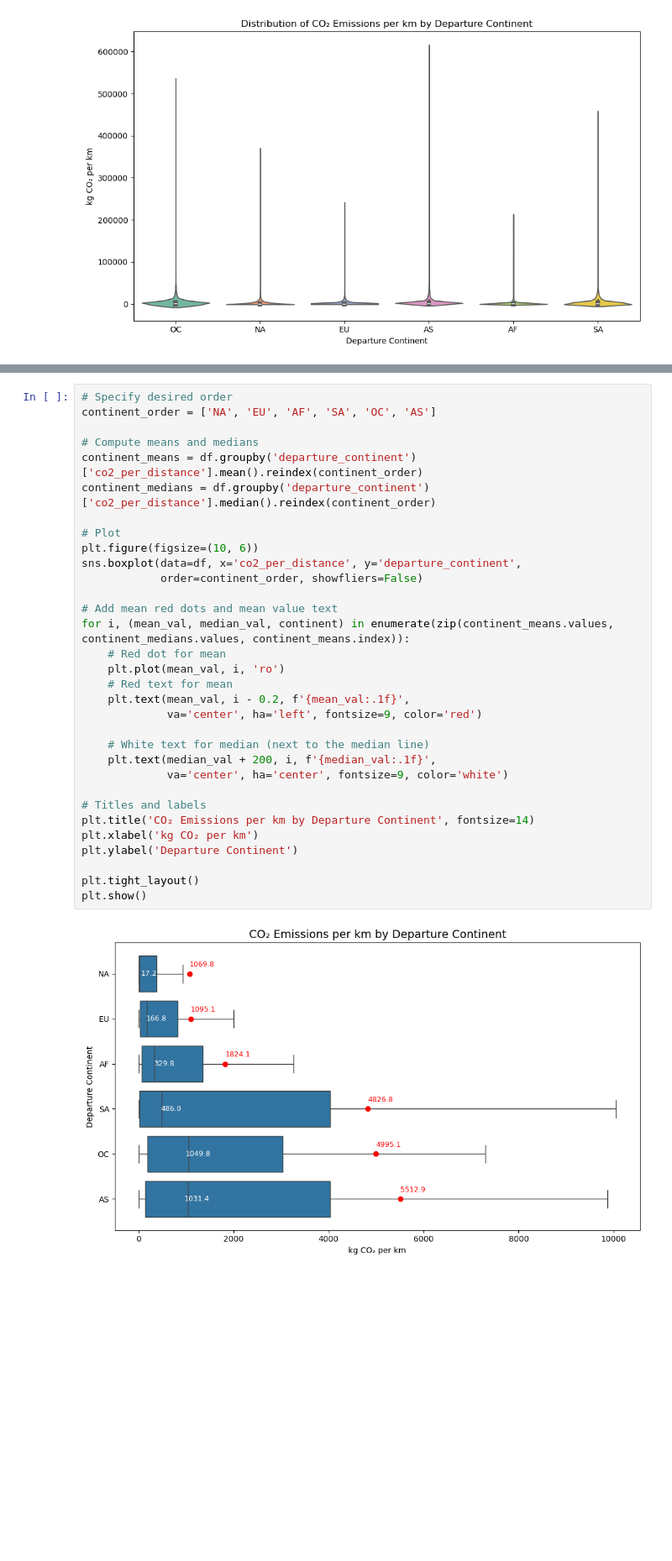
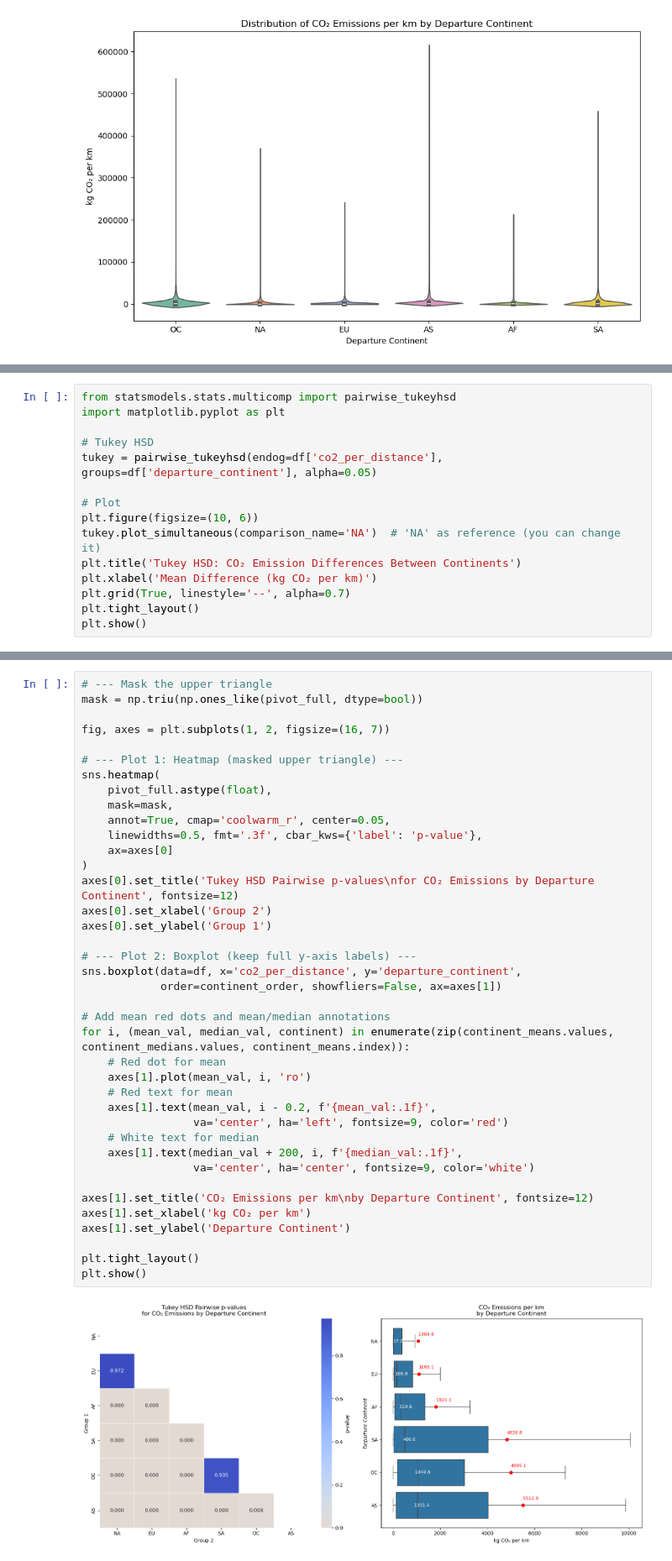
Before and after one commit to monatagelsir7/enivornmental_impact_of_aviation, a Jupyter notebook: Experiement_Continent.ipynb, the cells around one changed output, grey strips where cells are left out. Shown: that part at 84% size. Saved outputs shown, nothing was run; the diff lists cells and outputs as text; blank space fills up the shorter version.

```diff
--- a/Experiement_Continent.ipynb
+++ b/Experiement_Continent.ipynb
@@ -64,0 +179,15 @@ Passing `palette` without assigning `hue` is deprecated and will be removed in v
+# %%
+from statsmodels.stats.multicomp import pairwise_tukeyhsd
+import matplotlib.pyplot as plt
+
+# Tukey HSD
+tukey = pairwise_tukeyhsd(endog=df['co2_per_distance'], groups=df['departure_continent'], alpha=0.05)
+
+# Plot
+plt.figure(figsize=(10, 6))
+tukey.plot_simultaneous(comparison_name='NA')  # 'NA' as reference (you can change it)
+plt.title('Tukey HSD: CO₂ Emission Differences Between Continents')
+plt.xlabel('Mean Difference (kg CO₂ per km)')
+plt.grid(True, linestyle='--', alpha=0.7)
+plt.tight_layout()
+plt.show()
@@ -65,34 +264,41 @@ Passing `palette` without assigning `hue` is deprecated and will be removed in v
 # %%
-# Specify desired order
-continent_order = ['NA', 'EU', 'AF', 'SA', 'OC', 'AS']
+# --- Mask the upper triangle
+mask = np.triu(np.ones_like(pivot_full, dtype=bool))
 
-# Compute means and medians
-continent_means = df.groupby('departure_continent')['co2_per_distance'].mean().reindex(continent_order)
-continent_medians = df.groupby('departure_continent')['co2_per_distance'].median().reindex(continent_order)
+fig, axes = plt.subplots(1, 2, figsize=(16, 7))
 
-# Plot
-plt.figure(figsize=(10, 6))
+# --- Plot 1: Heatmap (masked upper triangle) ---
+sns.heatmap(
+    pivot_full.astype(float),
+    mask=mask,
+    annot=True, cmap='coolwarm_r', center=0.05,
+    linewidths=0.5, fmt='.3f', cbar_kws={'label': 'p-value'},
+    ax=axes[0]
+)
+axes[0].set_title('Tukey HSD Pairwise p-values\nfor CO₂ Emissions by Departure Continent', fontsize=12)
+axes[0].set_xlabel('Group 2')
+axes[0].set_ylabel('Group 1')
+
+# --- Plot 2: Boxplot (keep full y-axis labels) ---
 sns.boxplot(data=df, x='co2_per_distance', y='departure_continent',
-            order=continent_order, showfliers=False)
+            order=continent_order, showfliers=False, ax=axes[1])
 
-# Add mean red dots and mean value text
+# Add mean red dots and mean/median annotations
 for i, (mean_val, median_val, continent) in enumerate(zip(continent_means.values, continent_medians.values, continent_means.index)):
     # Red dot for mean
-    plt.plot(mean_val, i, 'ro')
+    axes[1].plot(mean_val, i, 'ro')
     # Red text for mean
-    plt.text(mean_val, i - 0.2, f'{mean_val:.1f}',
-             va='center', ha='left', fontsize=9, color='red')
+    axes[1].text(mean_val, i - 0.2, f'{mean_val:.1f}',
+                 va='center', ha='left', fontsize=9, color='red')
+    # White text for median
+    axes[1].text(median_val + 200, i, f'{median_val:.1f}',
+                 va='center', ha='center', fontsize=9, color='white')
 
-    # White text for median (next to the median line)
-    plt.text(median_val + 200, i, f'{median_val:.1f}',
-             va='center', ha='center', fontsize=9, color='white')
-
-# Titles and labels
-plt.title('CO₂ Emissions per km by Departure Continent', fontsize=14)
-plt.xlabel('kg CO₂ per km')
-plt.ylabel('Departure Continent')
+axes[1].set_title('CO₂ Emissions per km\nby Departure Continent', fontsize=12)
+axes[1].set_xlabel('kg CO₂ per km')
+axes[1].set_ylabel('Departure Continent')
 
 plt.tight_layout()
 plt.show()
 # %% [output]
-[figure, old version]
+[figure, new version]
```
Also changed, not shown: parts of 18 cells of this notebook.
